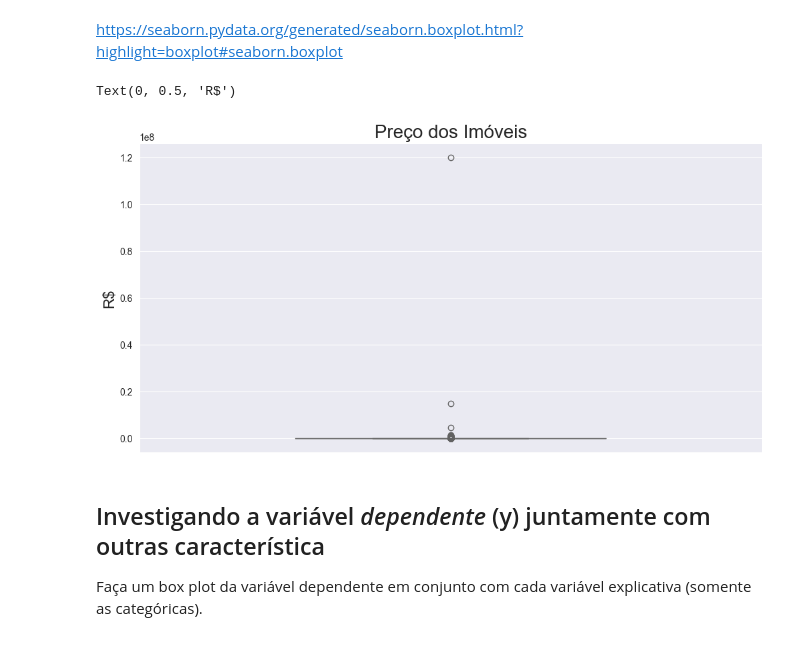
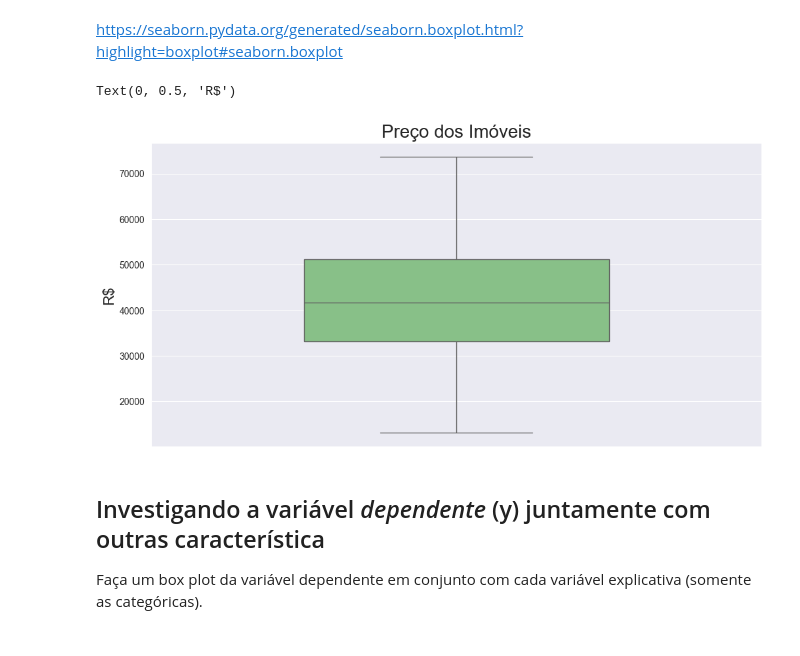
Before and after one commit to zelozelo/exc_data_PYTHON, a Jupyter notebook: ModeloImóveis.ipynb, the cells around one changed output. Drawn from its saved outputs; the diff is of its cells as text; code cells hidden in the pictures.

```diff
--- a/ModeloImóveis.ipynb
+++ b/ModeloImóveis.ipynb
@@ -39,4 +39,5 @@ import matplotlib.pyplot as plt
 
 Dataset está na pasta "Dados" com o nome "HousePrices_HalfMil.csv" em usa como separador ";".
 # %%
-df = pd.read_csv('./dados/imoveisCalc.csv', sep = ';')
+df = pd.read_csv('./dados/ImoveisCalc.csv', sep = ';')
+df.columns
@@ -119,16 +124,16 @@ sns.set_style("darkgrid")
 # %% [markdown]
 https://seaborn.pydata.org/generated/seaborn.boxplot.html?highlight=boxplot#seaborn.boxplot
 # %%
-ax = sns.boxplot(y='Valor' , data = df, width = 0.5)
+ax = sns.boxplot(y='precos' , data = df, width = 0.5)
 
 ax.figure.set_size_inches(12,6)
 ax.set_title('Preço dos Imóveis',fontsize = 20)
 ax.set_ylabel('R$', fontsize = 16)
 
 # não existe outliers, e a variável parece bem destribuída
 # %% [output]
 Text(0, 0.5, 'R$')
-[figure, old version]
+[figure, new version]
 # %% [markdown]
 ## Investigando a variável *dependente* (y) juntamente com outras característica
 
```
Also changed, not shown: parts of 12 cells of this notebook, 2 other files.
